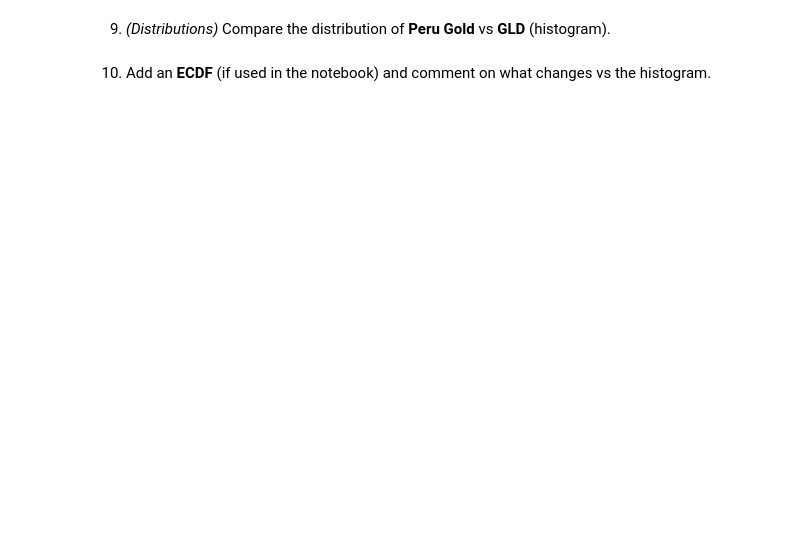
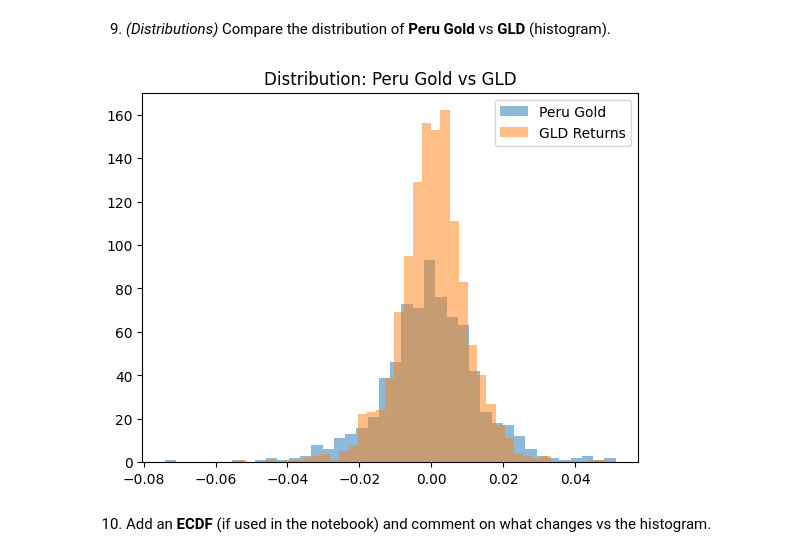
Before and after one commit to anzonyquispe/Python-for-Finance, a Jupyter notebook: homeworks/Assignment_3/group_4_ass_3_2026/Assignment_3_part1.ipynb, the cells around one changed output. Saved outputs shown, nothing was run; the diff lists cells and outputs as text; code cells hidden in the pictures; blank space fills up the shorter version.

```diff
--- a/homeworks/Assignment_3/group_4_ass_3_2026/Assignment_3_part1.ipynb
+++ b/homeworks/Assignment_3/group_4_ass_3_2026/Assignment_3_part1.ipynb
@@ -178,4 +227,21 @@ plt.show()
 # %% [markdown]
 9. *(Distributions)* Compare the distribution of **Peru Gold** vs **GLD** (histogram).
+# %%
+bcrp_wide = df_wide.copy()
+yf_data   = df_usa_tidy.copy()
+# %%
+bcrp_wide['rgold'] = np.log(bcrp_wide['gold']/bcrp_wide['gold'].shift(1))
+# %%
+peru_gold = bcrp_wide["rgold"].dropna()
+gld_ret = yf_data[yf_data["ticker"]=="GLD"]["ret"].dropna()
+
+plt.hist(peru_gold, bins=40, alpha=0.5, label="Peru Gold")
+plt.hist(gld_ret, bins=40, alpha=0.5, label="GLD Returns")
+plt.legend()
+plt.title("Distribution: Peru Gold vs GLD")
+plt.show()
+# Observación: Los retornos de GLD están más dispersos que los del oro en Perú, lo que indica una mayor volatilidad
+# %% [output]
+[figure, added]
 # %% [markdown]
 10. Add an **ECDF** (if used in the notebook) and comment on what changes vs the histogram.
```
Also changed, not shown: parts of 13 cells of this notebook.
